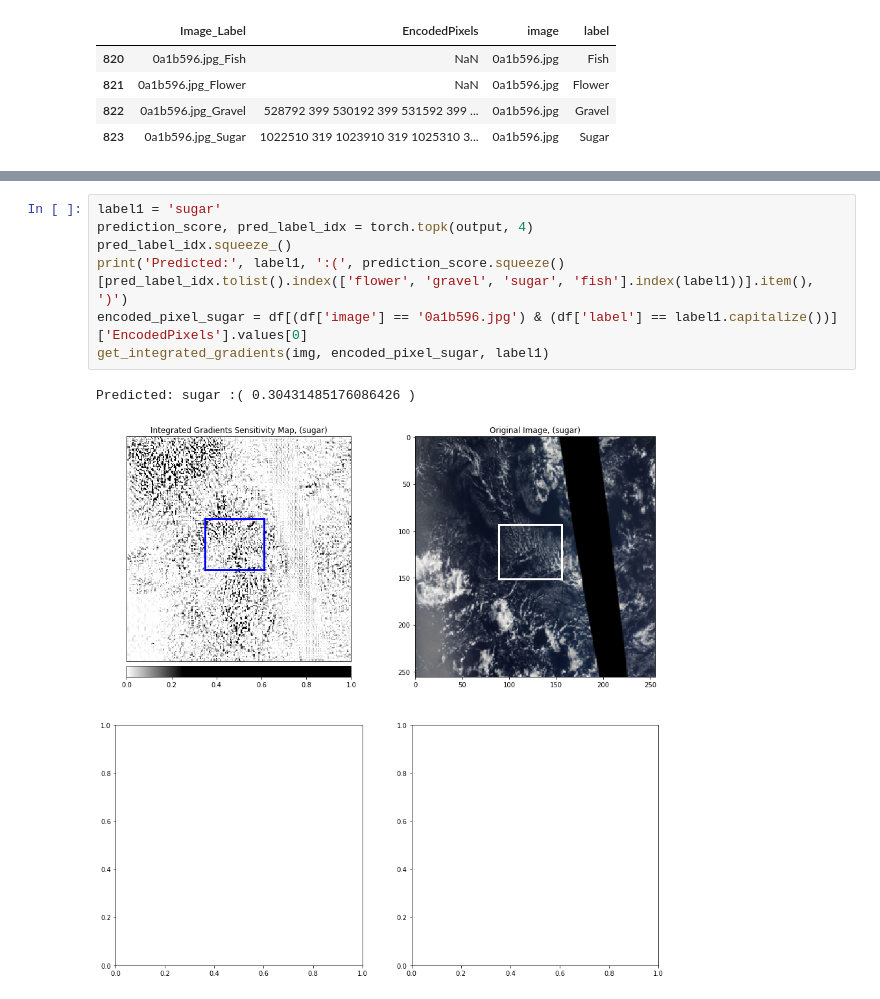
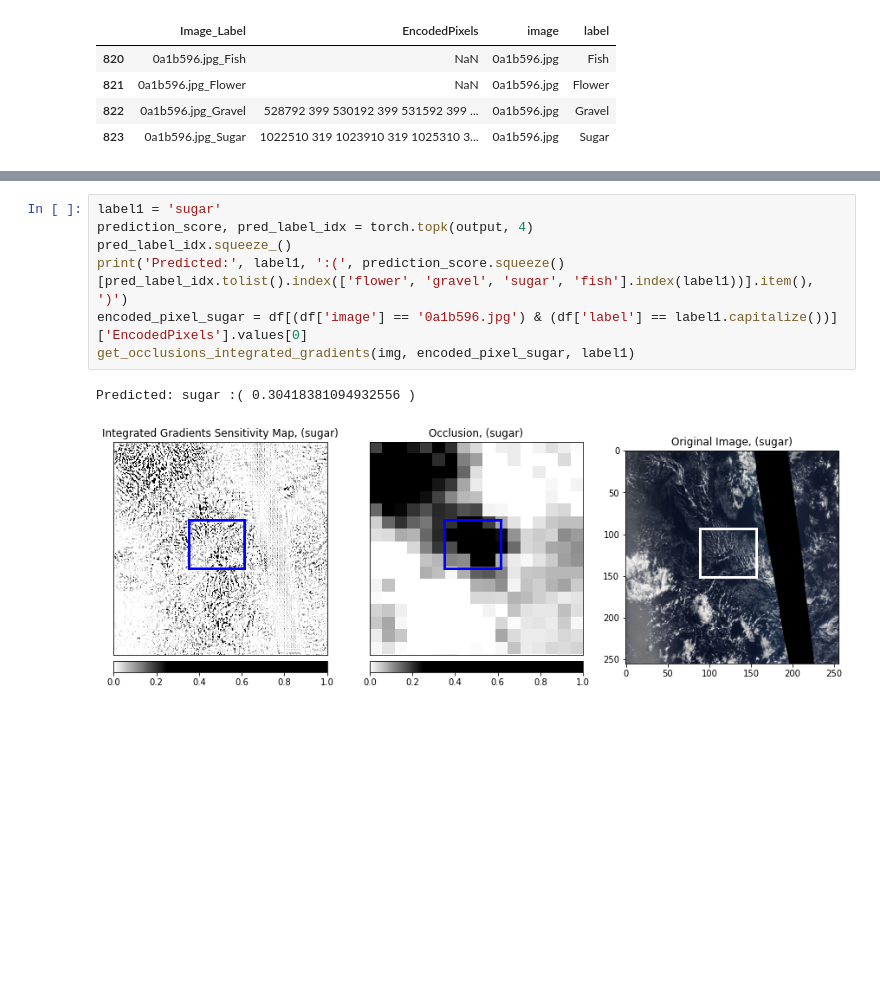
Before and after one commit to o-hx/CV-Proj, a Jupyter notebook: ModelVisualisation.ipynb, the cells around one changed output, grey strips where cells are left out. Saved outputs shown, nothing was run; the diff lists cells and outputs as text; blank space fills up the shorter version.

Commit message:
modified plots

```diff
--- a/ModelVisualisation.ipynb
+++ b/ModelVisualisation.ipynb
@@ -137,10 +150,10 @@ def get_integrated_gradients(img, encoded_pixel, class_label):
 # %%
 label1 = 'sugar'
 prediction_score, pred_label_idx = torch.topk(output, 4)
 pred_label_idx.squeeze_()
 print('Predicted:', label1, ':(', prediction_score.squeeze()[pred_label_idx.tolist().index(['flower', 'gravel', 'sugar', 'fish'].index(label1))].item(), ')')
 encoded_pixel_sugar = df[(df['image'] == '0a1b596.jpg') & (df['label'] == label1.capitalize())]['EncodedPixels'].values[0]
-get_integrated_gradients(img, encoded_pixel_sugar, label1)
+get_occlusions_integrated_gradients(img, encoded_pixel_sugar, label1)
 # %% [output]
-Predicted: sugar :( 0.30431485176086426 )
+Predicted: sugar :( 0.30418381094932556 )
-[figure, old version]
+[figure, new version]
```
Also changed, not shown: parts of 7 cells of this notebook.
